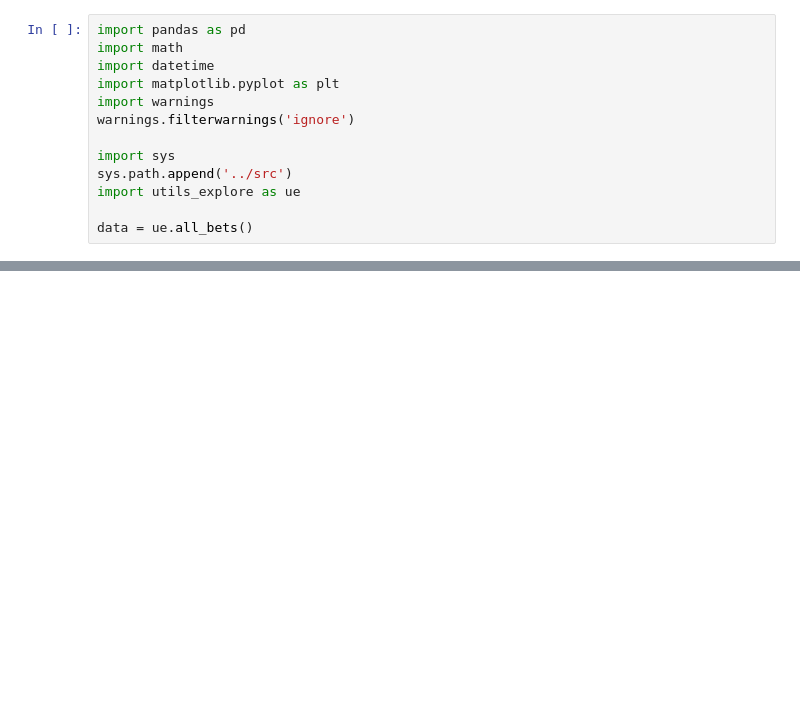
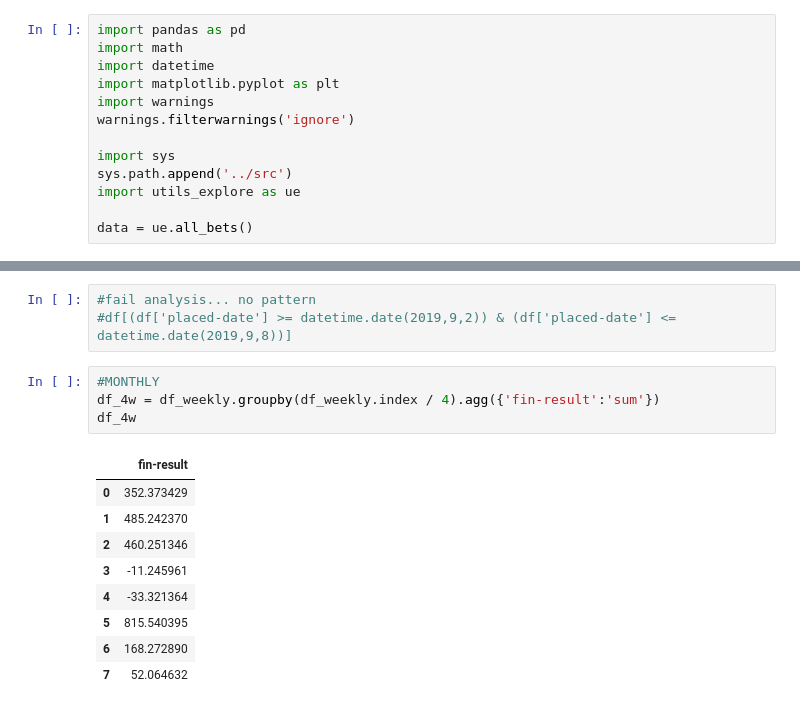
Before and after one commit to mooromets/check-experts, a Jupyter notebook: jupyter/evaluate-combined-model.ipynb, the cells around one changed output, grey strips where cells are left out. Cells and saved outputs as stored; diff of their text form; blank space fills up the shorter version.

```diff
--- a/jupyter/evaluate-combined-model.ipynb
+++ b/jupyter/evaluate-combined-model.ipynb
@@ -72,0 +93,17 @@ round(df_weekly['fin-result'].sum() * tax * bets_inaccuracy, 1)
+# %%
+#fail analysis... no pattern
+#df[(df['placed-date'] >= datetime.date(2019,9,2)) & (df['placed-date'] <= datetime.date(2019,9,8))]
+# %%
+#MONTHLY
+df_4w = df_weekly.groupby(df_weekly.index / 4).agg({'fin-result':'sum'})
+df_4w
+# %% [output]
+|  | fin-result |
+| 0 | 352.373429 |
+| 1 | 485.242370 |
+| 2 | 460.251346 |
+| 3 | -11.245961 |
+| 4 | -33.321364 |
+| 5 | 815.540395 |
+| 6 | 168.272890 |
+| 7 | 52.064632 |
```
Also changed, not shown: parts of 9 cells of this notebook.
